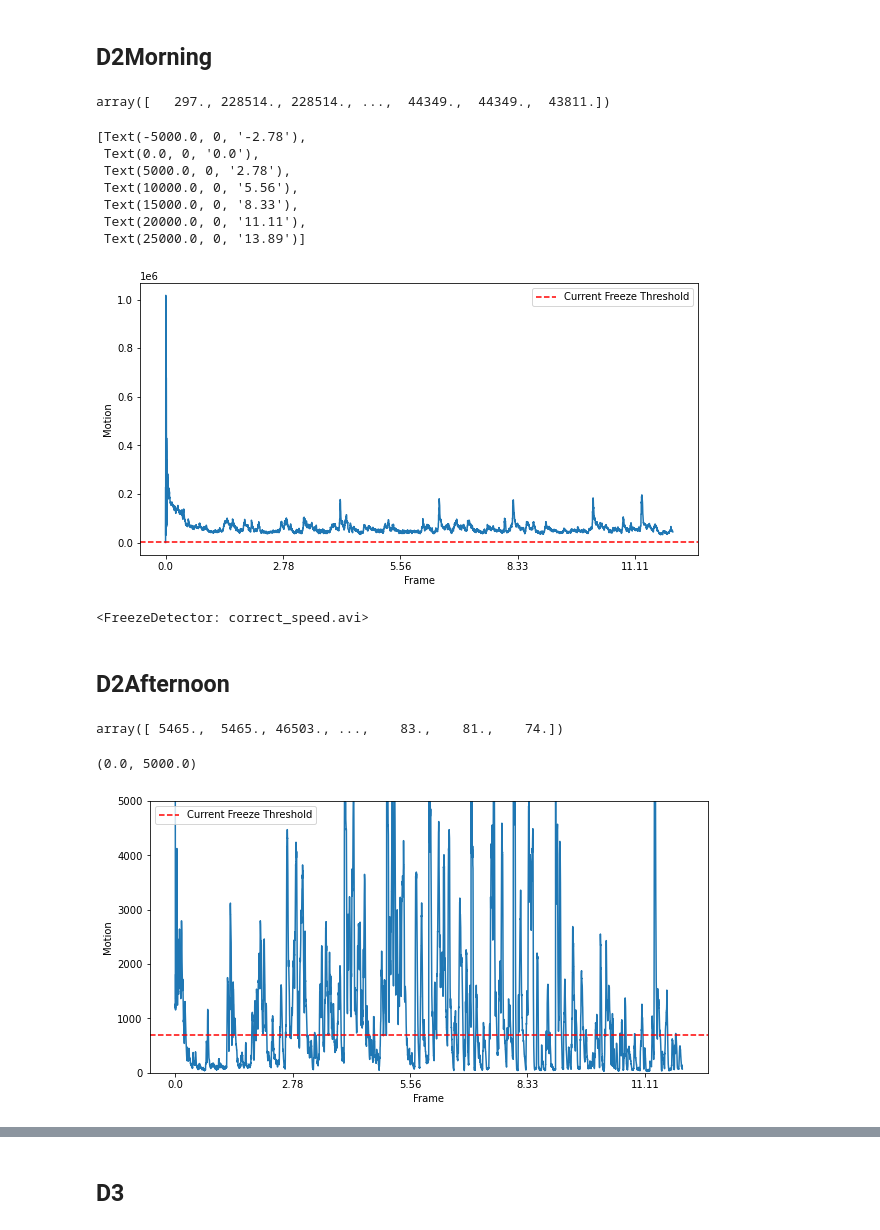
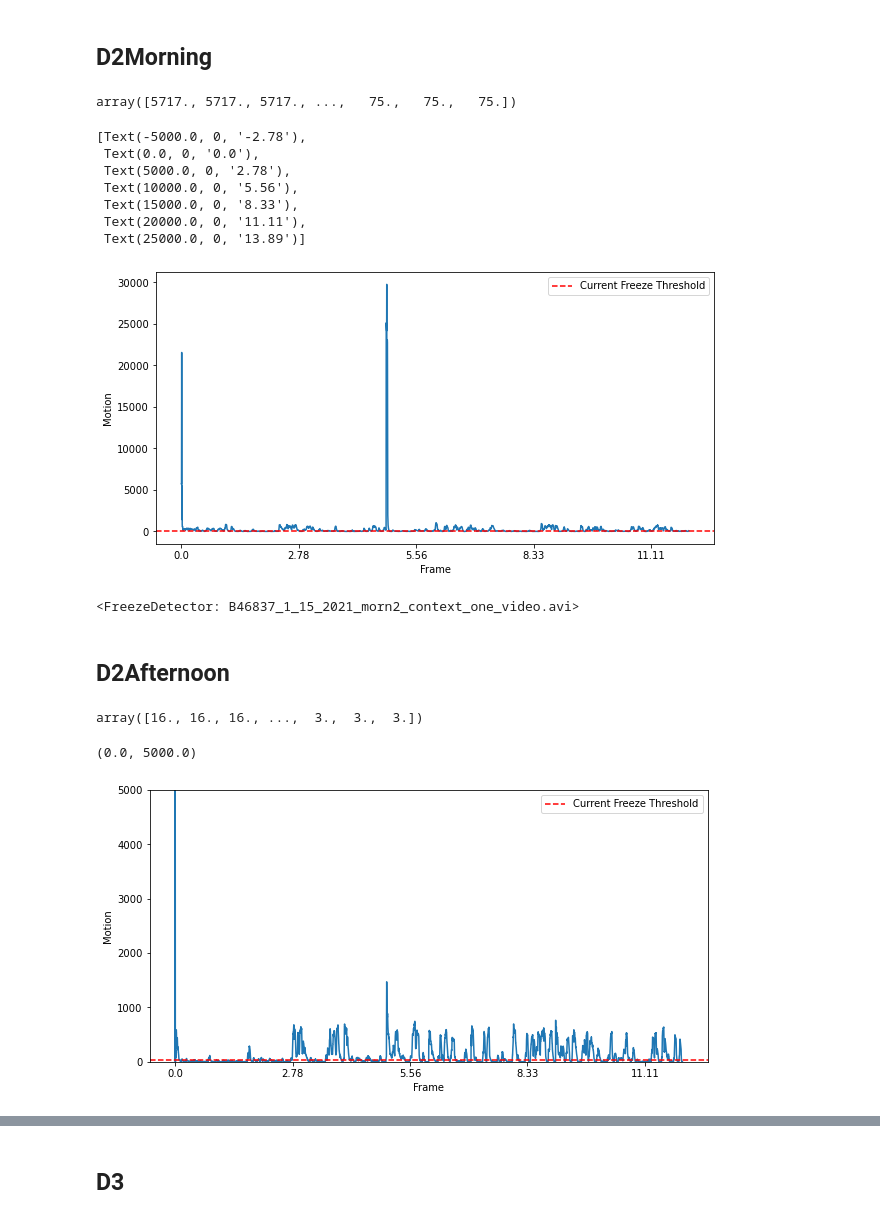
Before and after one commit to Ruairi-osul/context, a Jupyter notebook: behavioural_analysis/notebooks/Freeze Detection.ipynb, the cells around one changed output, grey strips where cells are left out. Saved outputs shown, nothing was run; the diff lists cells and outputs as text; code cells hidden in the pictures.

```diff
--- a/behavioural_analysis/notebooks/Freeze Detection.ipynb
+++ b/behavioural_analysis/notebooks/Freeze Detection.ipynb
@@ -29,7 +29,7 @@ class MouseData:
             out[session_name] = {"input_dir": str(session_videos[0]), "output_dir": str(output_dir)}
         return out
 # %%
-p = "D:\Context_switch_output\pilot\B46844"
+p = "E:\Context_switch_output\pilot\data\proper\B46837"
 mouseID = Path(p).name
 m = MouseData(p)
 # %% [markdown]
@@ -139,7 +135,7 @@ detector.save_video()
 # %%
 session_name = "D2Morning"
 
-freeze_threshold = 300
+freeze_threshold = 30
 start_frame=0
 # %%
 detector = FreezeDetector(
@@ -147,31 +143,32 @@ detector = FreezeDetector(
     save_video_dir=m.video_paths[session_name]["output_dir"],
     freeze_threshold=freeze_threshold,
     start_frame=start_frame,
-    med_filter_size=5
+    med_filter_size=5,
+    compression_factor=3
 )
 detector.detect_motion()
 # %% [output]
-array([   297., 228514., 228514., ...,  44349.,  44349.,  43811.])
+array([5717., 5717., 5717., ...,   75.,   75.,   75.])
 # %%
-freeze_threshold = 300
+freeze_threshold = 30
 detector.freeze_threshold = freeze_threshold
 ax = detector.plot_motion()
 ax.set_xticklabels(np.round(ax.get_xticks() / (30 * 60), 2))
 # ax.set_ylim([0, 5000])
 # %% [output]
 [Text(-5000.0, 0, '-2.78'),
  Text(0.0, 0, '0.0'),
  Text(5000.0, 0, '2.78'),
  Text(10000.0, 0, '5.56'),
  Text(15000.0, 0, '8.33'),
  Text(20000.0, 0, '11.11'),
  Text(25000.0, 0, '13.89')]
-[figure, old version]
+[figure, new version]
 # %%
 detector.detect_freezes(freeze_threshold=freeze_threshold)
 detector.save_video()
 # %% [output]
-<FreezeDetector: correct_speed.avi>
+<FreezeDetector: B46837_1_15_2021_morn2_context_one_video.avi>
 # %%
 (
     detector.generate_report()
@@ -197,20 +194,21 @@ detector = FreezeDetector(
     save_video_dir=m.video_paths[session_name]["output_dir"],
     freeze_threshold=freeze_threshold,
     start_frame=start_frame,
-    med_filter_size=5
+    med_filter_size=5,
+        compression_factor=3
 )
 detector.detect_motion()
 # %% [output]
-array([ 5465.,  5465., 46503., ...,    83.,    81.,    74.])
+array([16., 16., 16., ...,  3.,  3.,  3.])
 # %%
-freeze_threshold = 700
+freeze_threshold = 30
 detector.freeze_threshold = freeze_threshold
 ax = detector.plot_motion()
 ax.set_xticklabels(np.round(ax.get_xticks() / (30 * 60), 2))
 ax.set_ylim([0, 5000])
 # %% [output]
 (0.0, 5000.0)
-[figure, old version]
+[figure, new version]
 # %%
 detector.detect_freezes(freeze_threshold=freeze_threshold)
 detector.save_video()
```
Also changed, not shown: parts of 18 cells of this notebook, 2 other files.
